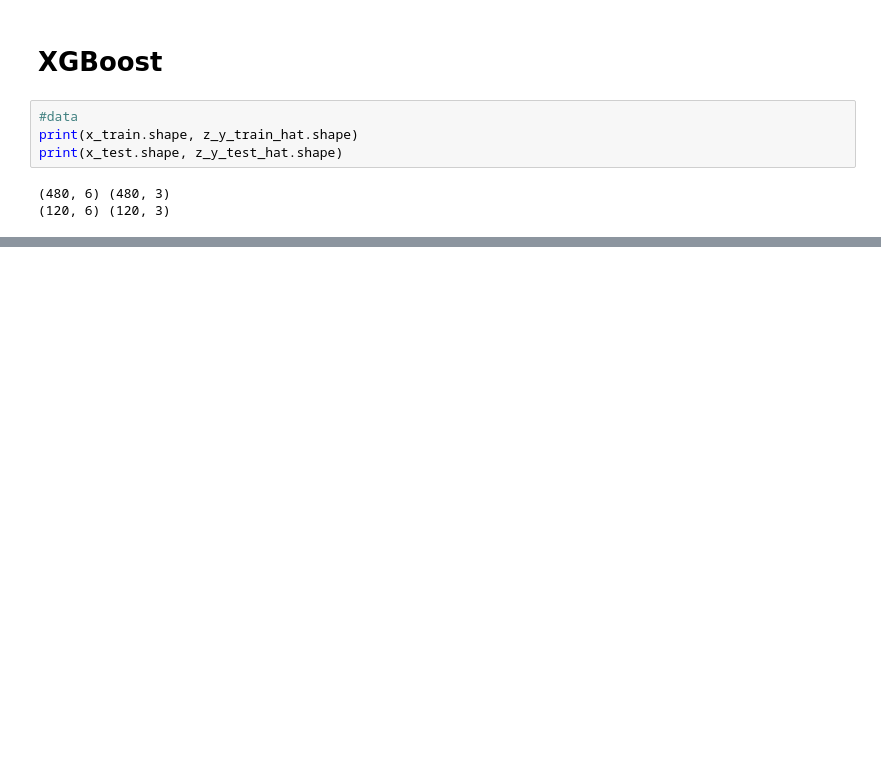
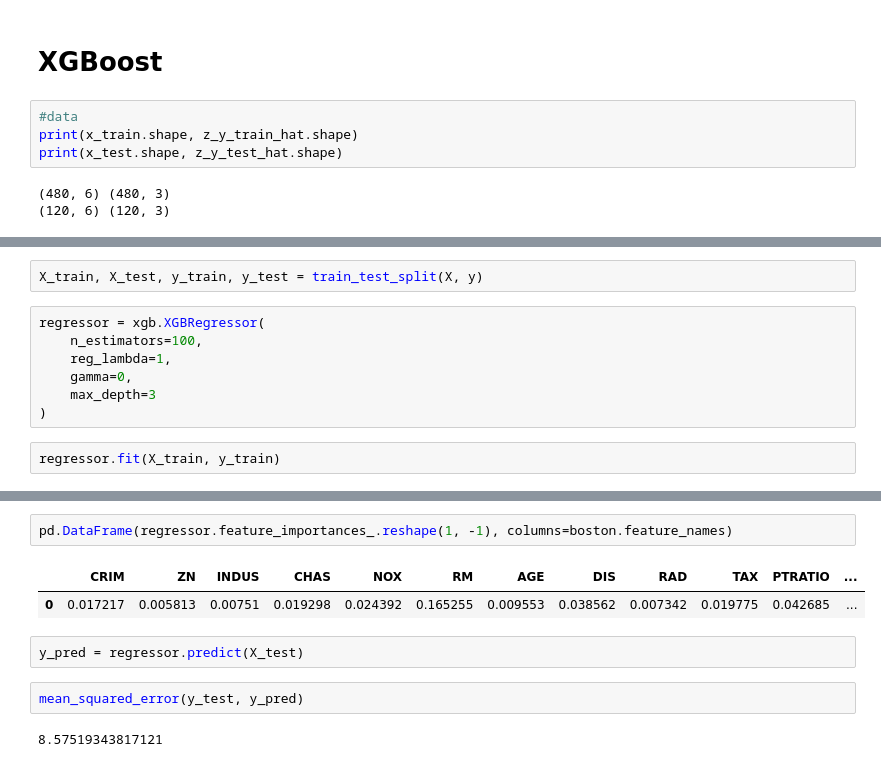
Before and after one commit to rsyamil/latent-space-xgboost, a Jupyter notebook: demo-trees.ipynb, the cells around one changed output, grey strips where cells are left out. Saved outputs shown, nothing was run; the diff lists cells and outputs as text; blank space fills up the shorter version.

```diff
--- a/demo-trees.ipynb
+++ b/demo-trees.ipynb
@@ -140,0 +159,11 @@ print(x_test.shape, z_y_test_hat.shape)
+# %%
+X_train, X_test, y_train, y_test = train_test_split(X, y)
+# %%
+regressor = xgb.XGBRegressor(
+    n_estimators=100,
+    reg_lambda=1,
+    gamma=0,
+    max_depth=3
+)
+# %%
+regressor.fit(X_train, y_train)
@@ -140,0 +173,11 @@ print(x_test.shape, z_y_test_hat.shape)
+# %%
+pd.DataFrame(regressor.feature_importances_.reshape(1, -1), columns=boston.feature_names)
+# %% [output]
+|  | CRIM | ZN | INDUS | CHAS | NOX | RM | AGE | DIS | RAD | TAX | PTRATIO | ... |
+| 0 | 0.017217 | 0.005813 | 0.00751 | 0.019298 | 0.024392 | 0.165255 | 0.009553 | 0.038562 | 0.007342 | 0.019775 | 0.042685 | ... |
+# %%
+y_pred = regressor.predict(X_test)
+# %%
+mean_squared_error(y_test, y_pred)
+# %% [output]
+8.57519343817121
```
Also changed, not shown: parts of 7 cells of this notebook.
